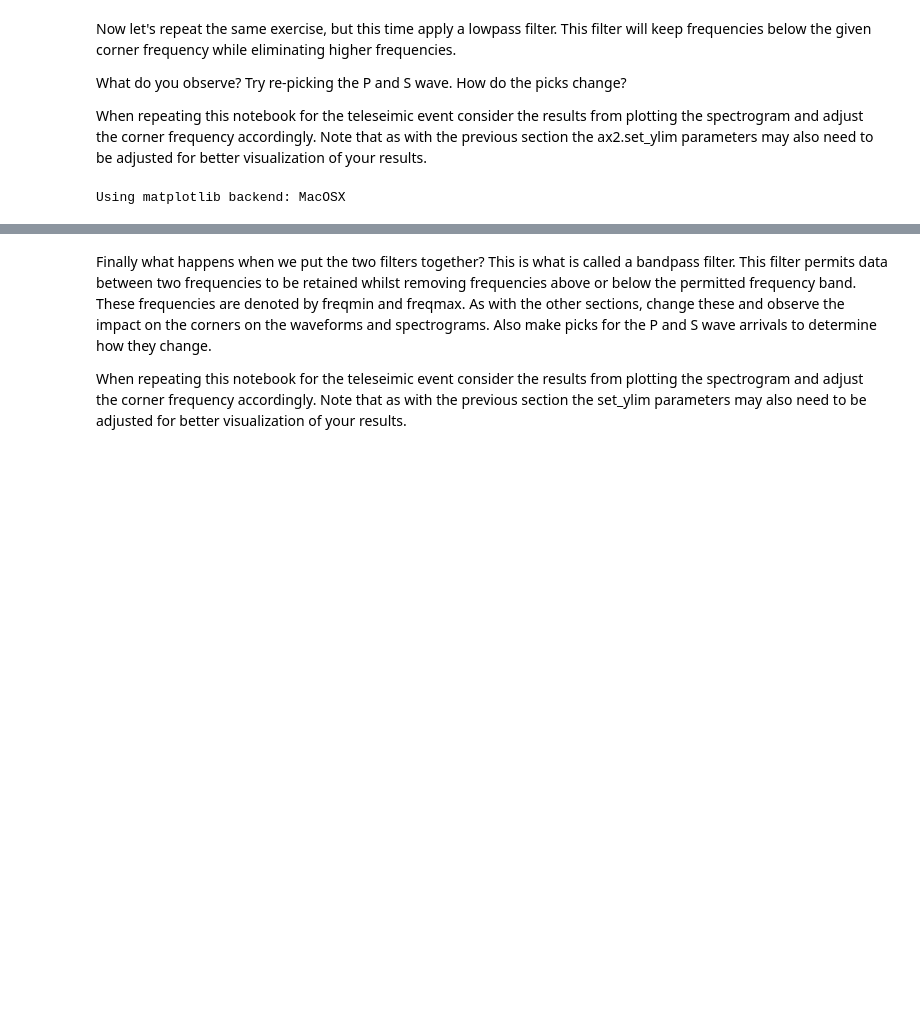
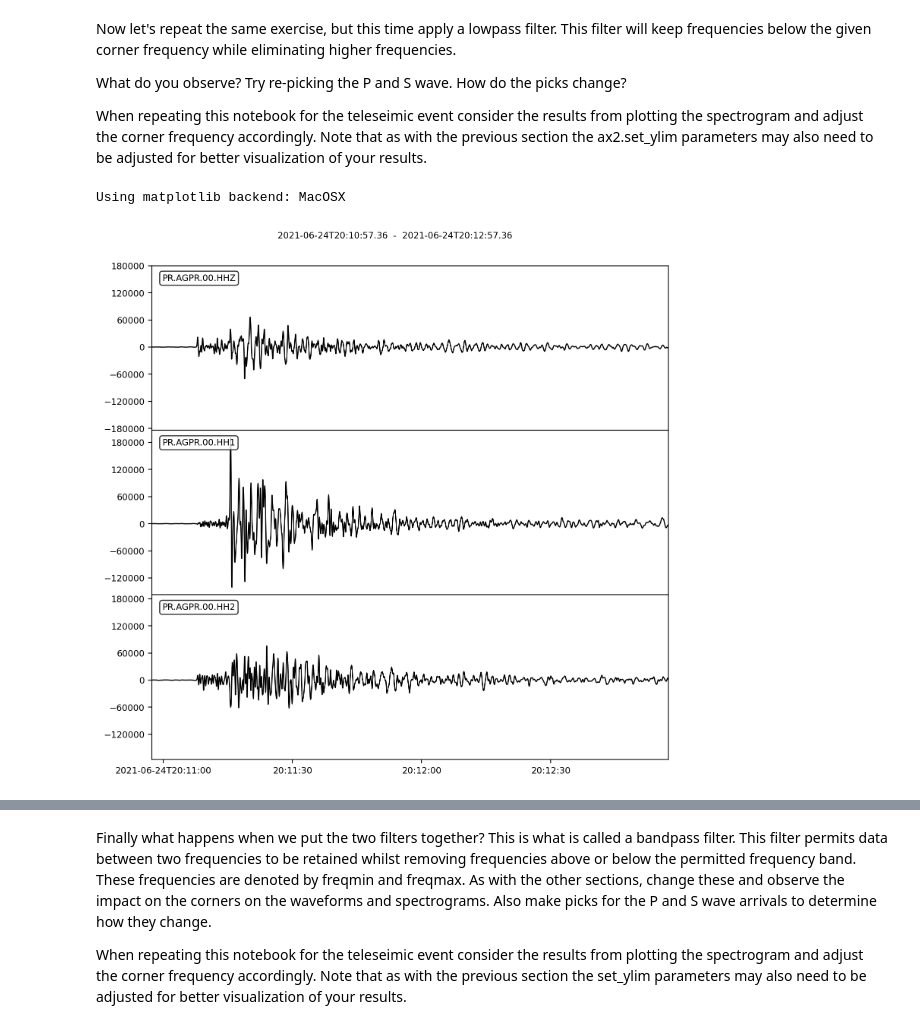
Before and after one commit to evanacore/IASPEI_SUMMER_2021, a Jupyter notebook: Activity_2/Filters_101.ipynb, the cells around one changed output, grey strips where cells are left out. Cells and saved outputs as stored; diff of their text form; code cells hidden in the pictures; blank space fills up the shorter version.

```diff
--- a/Activity_2/Filters_101.ipynb
+++ b/Activity_2/Filters_101.ipynb
@@ -241,14 +249,17 @@ When repeating this notebook for the teleseimic event consider the results from
 # %%
 #copy the data
 tr = st.copy()
 #demean and detrend
 tr.detrend(type='demean')
 tr.detrend(type='linear')
 #highpass filter the data
 tr.filter("lowpass", freq=2.0, corners=4, zerophase=False)
 
 #plot the data
 %matplotlib
-fig = tr.plot()
+tr.plot()
+#dt=tr[0].stats.starttime
+#tr.plot(equal_scale=False, starttime=dt+40, endtime=dt+45)
 # %% [output]
 Using matplotlib backend: MacOSX
+[figure, added]
```
Also changed, not shown: parts of 30 cells of this notebook.
